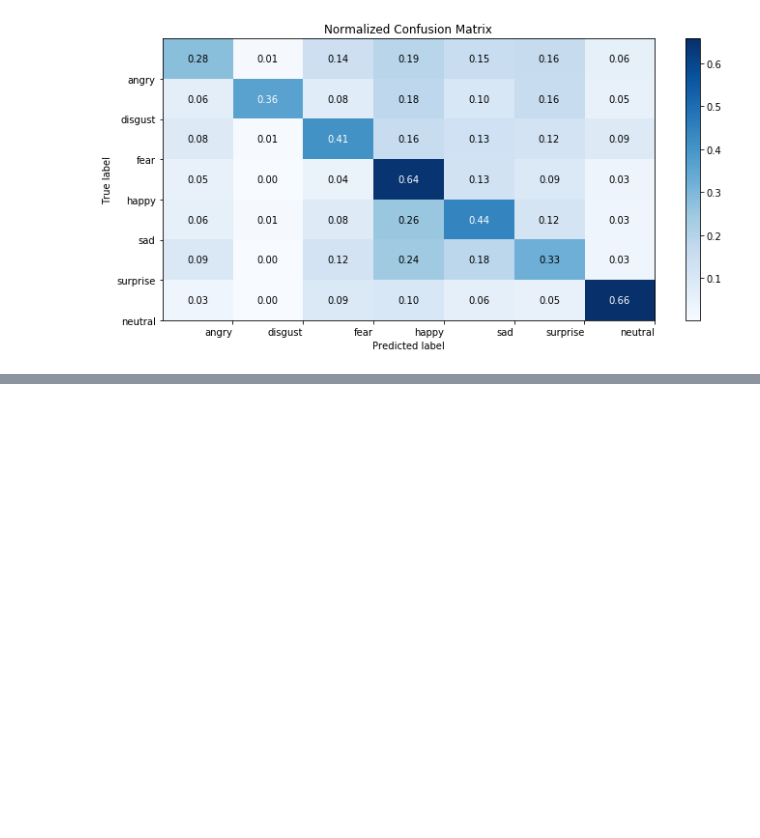
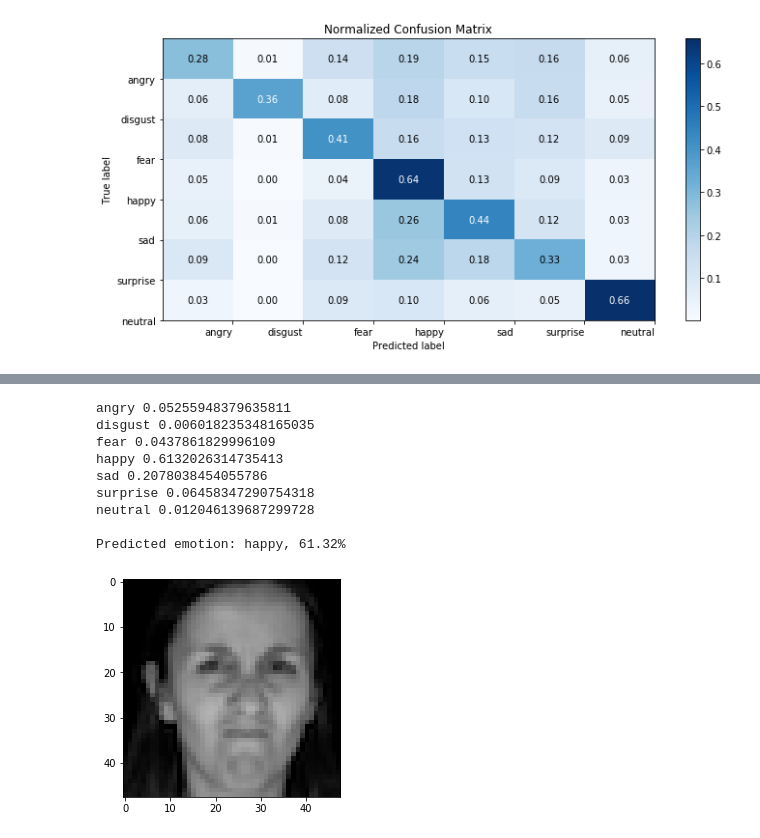
Before and after one commit to chitwankaudan/videoemotion, a Jupyter notebook: Keras model.ipynb, the cells around one changed output, grey strips where cells are left out. Cells and saved outputs as stored; diff of their text form; code cells hidden in the pictures; blank space fills up the shorter version.

```diff
--- a/Keras model.ipynb
+++ b/Keras model.ipynb
@@ -742,0 +741,20 @@ Epoch 00015: early stopping
+# %%
+test_image = "./test_images/angry.jpeg"
+prediction = predict_emotions(test_image)[0]
+photo = plt.imread(test_image)
+plt.imshow(photo, cmap='gray')
+for i in range(len(emotions_lookup)):
+    print (emotions_lookup[i], prediction[i])
+
+print(f"\nPredicted emotion: {emotions_lookup[prediction.index(max(prediction))]}, {round(max(prediction)*100,2)}%")
+# %% [output]
+angry 0.05255948379635811
+disgust 0.006018235348165035
+fear 0.0437861829996109
+happy 0.6132026314735413
+sad 0.2078038454055786
+surprise 0.06458347290754318
+neutral 0.012046139687299728
+
+Predicted emotion: happy, 61.32%
+[figure, added]
```
Also changed, not shown: parts of 20 cells of this notebook, 6 other files.
